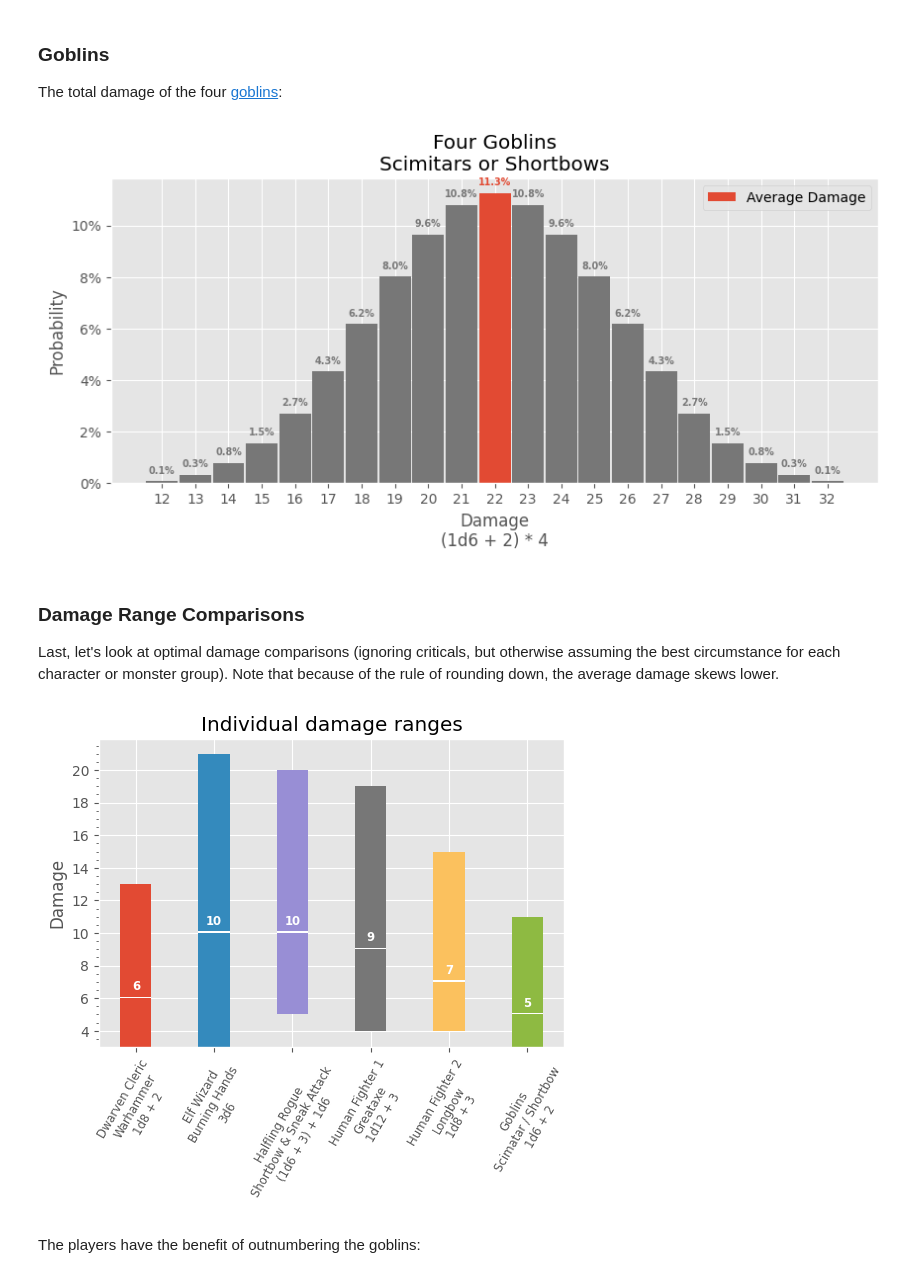
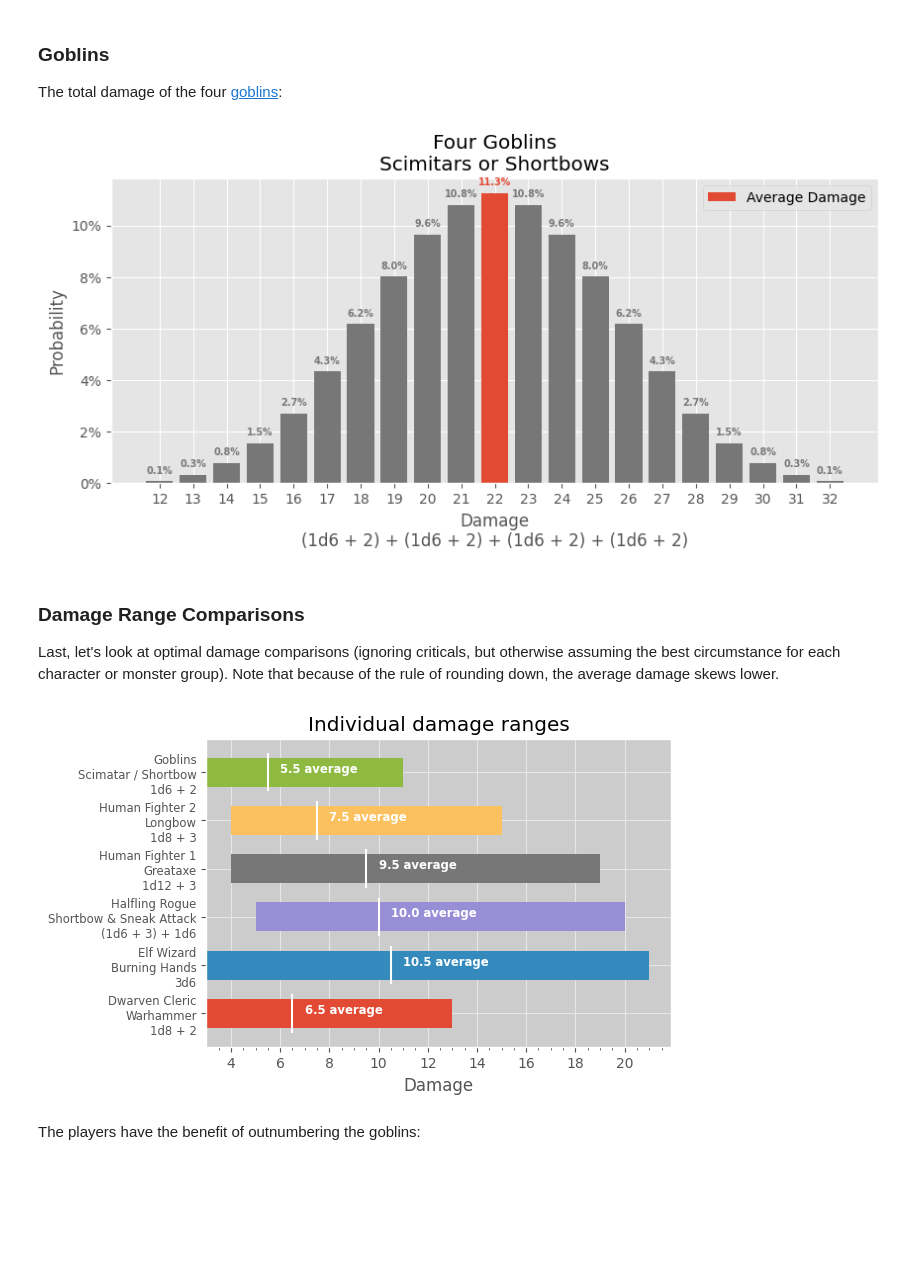
Before and after one commit to TimidRobot/dnd_probabilities, a Jupyter notebook: phandelver_probabilities.ipynb, the cells around one changed output. Cells and saved outputs as stored; diff of their text form; code cells hidden in the pictures; blank space fills up the shorter version.

```diff
--- a/phandelver_probabilities.ipynb
+++ b/phandelver_probabilities.ipynb
@@ -114,0 +48,5 @@ plot_success_chance()
+# %%
+# Global dice arrays
+d4 = numpy.arange(1, 5)  # Array of 1-4 inclusive
+d6 = numpy.arange(1, 7)  # Array of 1-6 inclusive
+d20 = numpy.arange(1, 21)  # Array of 1-20 inclusive
@@ -364,18 +460,19 @@ if probability_total > 100.001:
 
 The total damage of the four [goblins](https://www.dndbeyond.com/monsters/16907-goblin):
 # %%
+# Initialize plot
 fig, ax = plot.subplots()
 fig.set_size_inches(10, 4)
 
 dexterity_modifier = 2
-d6_plus_mod = np.arange(1 + dexterity_modifier, 7 + dexterity_modifier)
+d6_plus_mod = d6 + dexterity_modifier
 
 counts = []
 for combination in product(d6_plus_mod, d6_plus_mod, d6_plus_mod, d6_plus_mod):
     counts.append(sum(combination))
 counts.sort()
-average_damage = int(np.array(counts).mean())
-results = np.array(sorted(list(set(counts))))
+average_damage = int(numpy.array(counts).mean())
+results = numpy.array(sorted(list(set(counts))))
 probability_total = 0
 for result in results:
     if result == average_damage:
@@ -386,7 +483,7 @@ for result in results:
         color = "C3"
     damage_probability = (counts.count(result) / len(d6_plus_mod) ** 4) * 100
     probability_total += damage_probability
-    ax.bar(result, damage_probability, color=color, label=label, width=0.95)
+    ax.bar(result, damage_probability, color=color, label=label)
     ax.annotate(
         f"{damage_probability:0.1f}%",
         (result, damage_probability + 0.3),
@@ -398,7 +495,7 @@ for result in results:
 
 ax.set_title("Four Goblins\nScimitars or Shortbows")
 ax.set_ylabel("Probability")
-ax.set_xlabel("Damage\n(1d6 + 2) * 4")
+ax.set_xlabel("Damage\n(1d6 + 2) + (1d6 + 2) + (1d6 + 2) + (1d6 + 2)")
 ax.xaxis.set_major_locator(ticker.FixedLocator(results))
 ax.yaxis.set_major_formatter(ticker.PercentFormatter(decimals=0))
 
@@ -407,7 +504,7 @@ ax.legend()
 if probability_total > 100.001:
     print("ERROR: total damage probability:", probability_total)
 # %% [output]
-[figure, old version]
+[figure, new version]
 # %% [markdown]
 ### Damage Range Comparisons
 
@@ -415,52 +512,53 @@ Last, let's look at optimal damage comparisons (ignoring criticals, but otherwis
 # %%
 damage = [
     # Character, Damage Array, Damage Average
-    ("Dwarven Cleric\nWarhammer\n1d8 + 2", np.arange(3, 11), 6),
-    ("Elf Wizard\nBurning Hands\n3d6", np.arange(3, 19), 10),
+    ("Dwarven Cleric\nWarhammer\n1d8 + 2", numpy.arange(3, 11)),
+    ("Elf Wizard\nBurning Hands\n3d6", numpy.arange(3, 19)),
     (
         "Halfling Rogue\nShortbow & Sneak Attack\n(1d6 + 3) + 1d6",
-        np.arange(5, 16),
-        10,
+        numpy.arange(5, 16),
     ),
-    ("Human Fighter 1\nGreataxe\n1d12 + 3", np.arange(4, 16), 9),
-    ("Human Fighter 2\nLongbow\n1d8 + 3", np.arange(4, 12), 7),
-    ("Goblins\nScimatar / Shortbow\n1d6 + 2", np.arange(3, 9), 5),
+    ("Human Fighter 1\nGreataxe\n1d12 + 3", numpy.arange(4, 16)),
+    ("Human Fighter 2\nLongbow\n1d8 + 3", numpy.arange(4, 12)),
+    ("Goblins\nScimatar / Shortbow\n1d6 + 2", numpy.arange(3, 9)),
 ]
 
+# Initialize plot
 fig, ax = plot.subplots()
 fig.set_size_inches(6, 4)
 
-i = 1
-for character, damage_array, damage_average in damage:
-    ax.bar(
-        i, damage_array, width=0.4, bottom=damage_array[0], label="x"
-    )  # )character)
-    ax.bar(i, 0.1, width=0.4, bottom=damage_average, color="white")
+for i, (_, array) in enumerate(damage):
+    x = i + 1
+    ax.barh(x, array, height=0.6, left=array[0], label="x")
+    ax.vlines(array.mean(), x - 0.4, x + 0.4, color="white")
     ax.annotate(
-        damage_average,
-        (i, damage_average + 0.5),
+        f"{array.mean()} average",
+        (array.mean() + 0.5, x),
         color="white",
         fontsize="small",
         fontweight="bold",
-        horizontalalignment="center",
+        horizontalalignment="left",
     )
-    i += 1
 
 ax.set_title("Individual damage ranges")
-ax.set_ylabel("Damage")
+ax.set_xlabel("Damage")
 
-ax.xaxis.set_major_locator(
+ax.yaxis.set_major_locator(
     ticker.FixedLocator(range(len(initiative_arrays) + 1))
 )
-ax.xaxis.set_major_formatter(
+ax.yaxis.set_major_formatter(
     ticker.FixedFormatter([""] + [item[0] for item in damage])
 )
-ax.xaxis.set_tick_params(labelrotation=60, labelsize="small")
+ax.yaxis.set_tick_params(labelsize="small")
 
-ax.yaxis.set_major_locator(ticker.MaxNLocator(steps=(2, 10)))
-ax.yaxis.set_minor_locator(ticker.AutoMinorLocator())
+ax.xaxis.set_major_locator(ticker.MaxNLocator(steps=(2, 10)))
+ax.xaxis.set_minor_locator(ticker.AutoMinorLocator())
+
+# Configure middle plot background and grid color
+ax.grid(color="0.9")
+ax.set_facecolor("0.8")
 # %% [output]
-[figure, old version]
+[figure, new version]
 # %% [markdown]
 The players have the benefit of outnumbering the goblins:
 # %%
```
Also changed, not shown: parts of 22 cells of this notebook.
